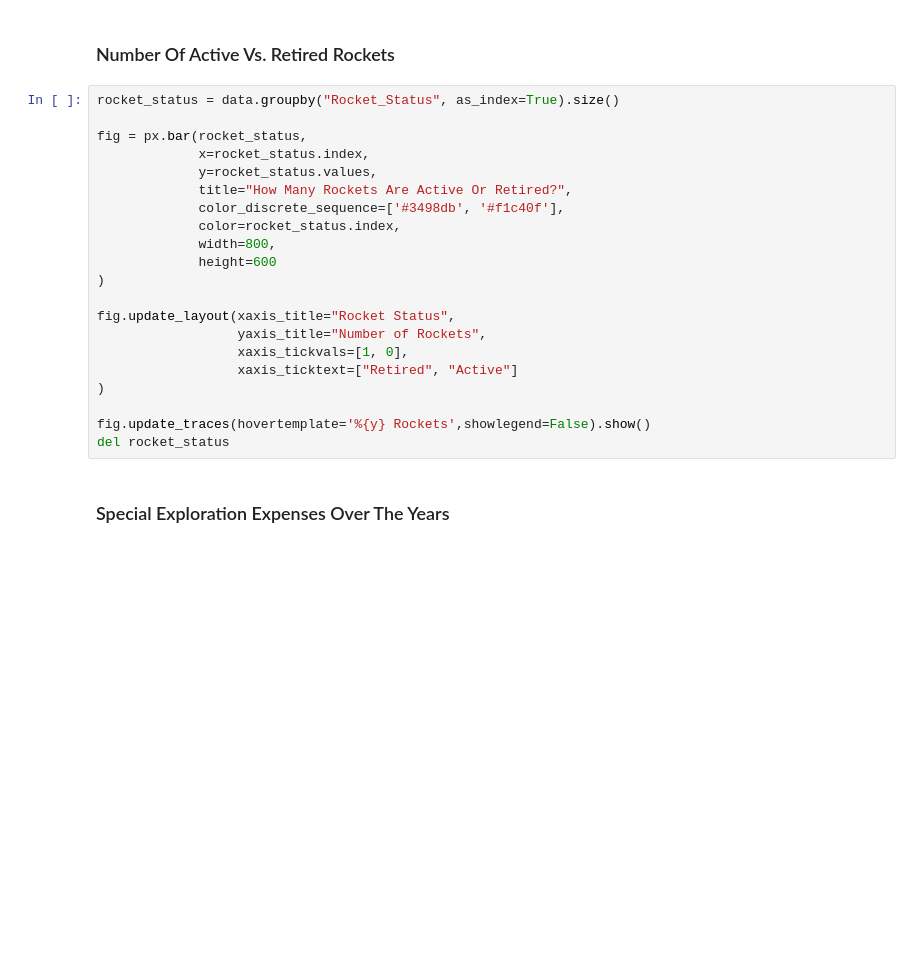
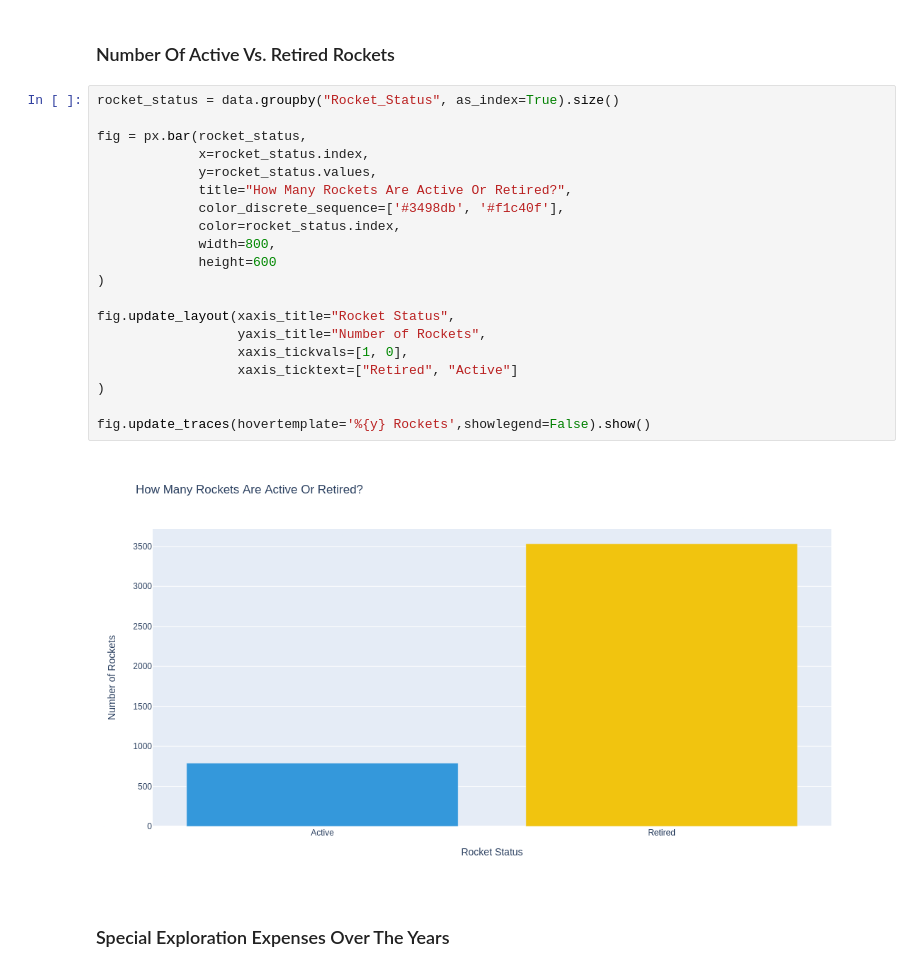
Before and after one commit to RedeemedSpoon/Space-Exploration, a Jupyter notebook: Space-Missions.ipynb, the cells around one changed output. Drawn from its saved outputs; the diff is of its cells as text; blank space fills up the shorter version.

```diff
--- a/Space-Missions.ipynb
+++ b/Space-Missions.ipynb
@@ -196,24 +201,25 @@ del mission_status
 # %%
 rocket_status = data.groupby("Rocket_Status", as_index=True).size()
 
 fig = px.bar(rocket_status,
              x=rocket_status.index,
              y=rocket_status.values,
              title="How Many Rockets Are Active Or Retired?",
              color_discrete_sequence=['#3498db', '#f1c40f'],
              color=rocket_status.index,
              width=800,
              height=600
 )
 
 fig.update_layout(xaxis_title="Rocket Status",
                   yaxis_title="Number of Rockets",
                   xaxis_tickvals=[1, 0],
                   xaxis_ticktext=["Retired", "Active"]
 )
 
 fig.update_traces(hovertemplate='%{y} Rockets',showlegend=False).show()
-del rocket_status
+# %% [output]
+[figure, added]
 # %% [markdown]
 ### Special Exploration Expenses Over The Years
 # %%
```
Also changed, not shown: parts of 12 cells of this notebook.
